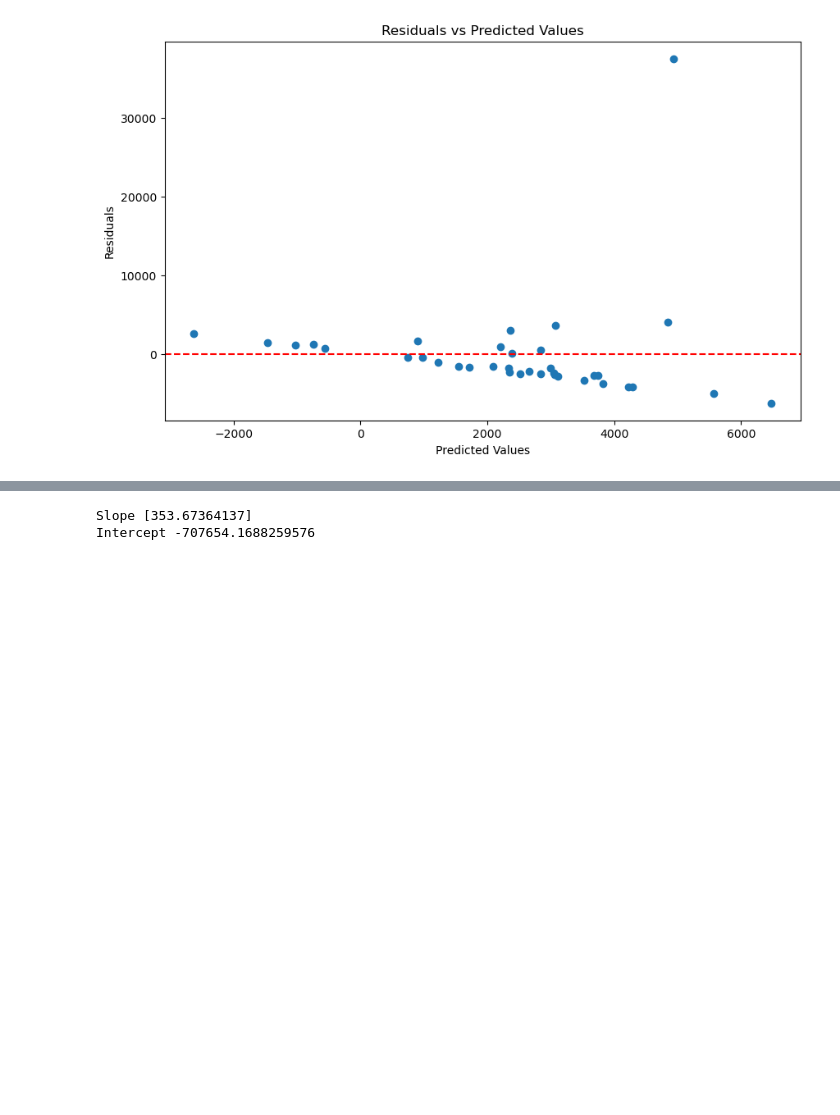
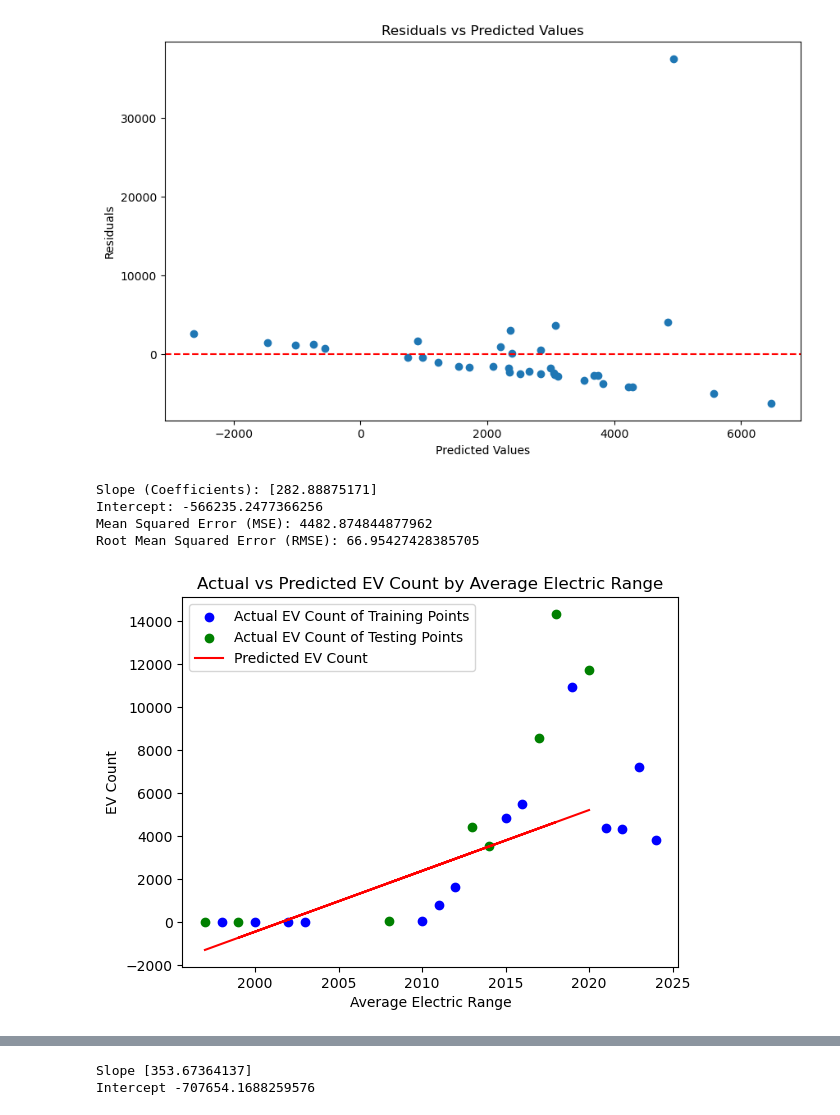
Before and after one commit to vivianzhou1288/info2950-final, a Jupyter notebook: Phase 2.ipynb, the cells around one changed output, grey strips where cells are left out. Saved outputs shown, nothing was run; the diff lists cells and outputs as text; code cells hidden in the pictures; blank space fills up the shorter version.

Commit message:
evaluated the regressions using training and testing

```diff
--- a/Phase 2.ipynb
+++ b/Phase 2.ipynb
@@ -246,3 +253,32 @@ plt.title('Residuals vs Predicted Values')
 plt.show()
 # %% [output]
 [figure]
+# %%
+X_train, X_test, y_train, y_test = train_test_split(X, y, test_size=0.33, random_state=99)
+reg_model = LinearRegression()
+reg_model.fit(X_train, y_train)
+y_pred = reg_model.predict(X_test)
+
+slope = reg_model.coef_
+intercept = reg_model.intercept_
+
+mse = root_mean_squared_error(y_test, y_pred)
+print("Slope (Coefficients):", slope)
+print("Intercept:", intercept)
+print("Mean Squared Error (MSE):", mse)
+rmse = np.sqrt(mse)
+print("Root Mean Squared Error (RMSE):", rmse)
+plt.scatter(X_train, y_train, color="blue", label="Actual EV Count of Training Points")
+plt.scatter(X_test, y_test, color="green", label="Actual EV Count of Testing Points")
+plt.plot(X_test, y_pred, color="red", label="Predicted EV Count")
+plt.title('Actual vs Predicted EV Count by Average Electric Range')
+plt.xlabel('Average Electric Range')
+plt.ylabel('EV Count')
+plt.legend()
+plt.show()
+# %% [output]
+Slope (Coefficients): [282.88875171]
+Intercept: -566235.2477366256
+Mean Squared Error (MSE): 4482.874844877962
+Root Mean Squared Error (RMSE): 66.95427428385705
+[figure, added]
```
Also changed, not shown: parts of 8 cells of this notebook.
